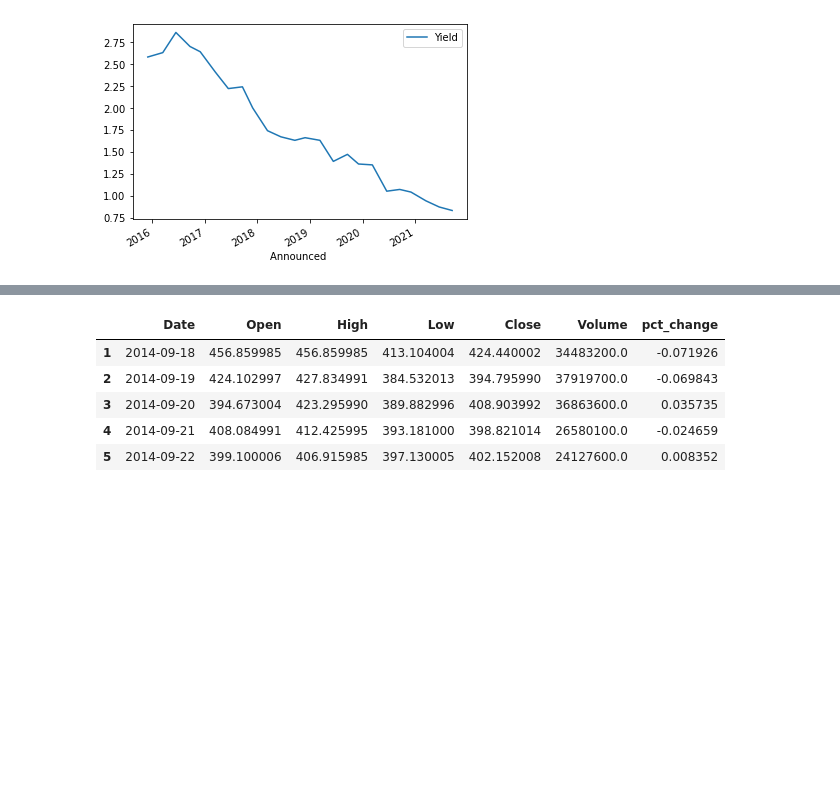
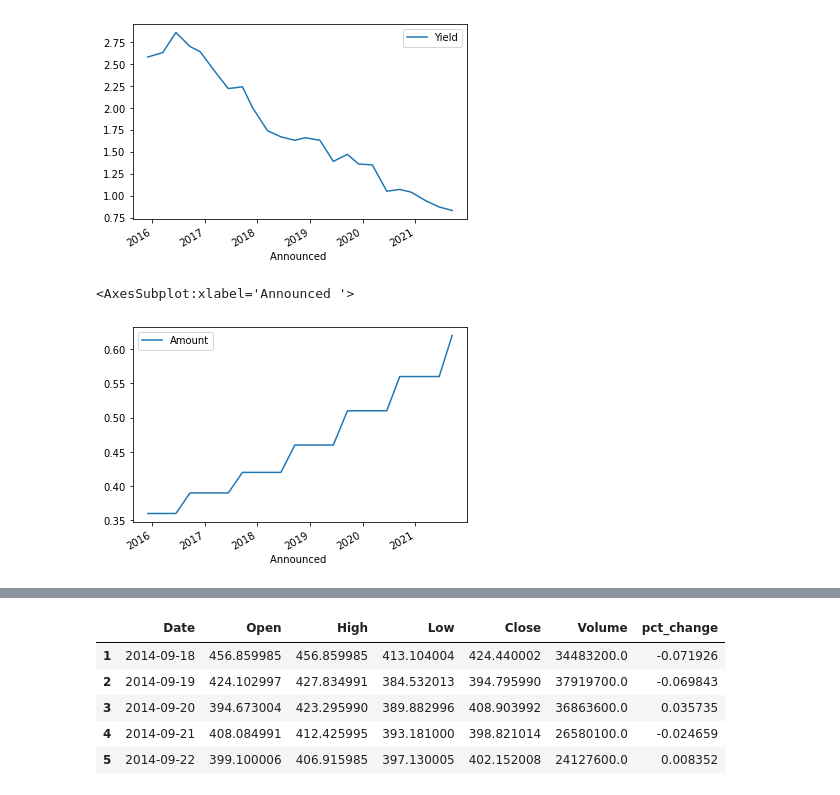
Before and after one commit to stefimaz/Dividend_reinvesting, a Jupyter notebook: Part2Project.ipynb, the cells around one changed output, grey strips where cells are left out. Cells and saved outputs as stored; diff of their text form; code cells hidden in the pictures; blank space fills up the shorter version.

```diff
--- a/Part2Project.ipynb
+++ b/Part2Project.ipynb
@@ -74,6 +90,9 @@ msft_div.head()
 msft_div.loc[:, "Yield"]= msft_div.loc[:, "Yield"].str.replace("%", "")
 msft_div.loc[:, "Yield"]= msft_div.loc[:, "Yield"].astype("float")
 
+msft_div.loc[:, "Amount"]= msft_div.loc[:, "Amount"].str.replace("$", "")
+msft_div.loc[:, "Amount"]= msft_div.loc[:, "Amount"].astype("float")
+
 msft_div.dtypes
 # %% [output]
 Announced       datetime64[ns]
@@ -104,3 +123,8 @@ msft_div.plot(x= "Announced ", y= "Yield")
 # %% [output]
 <AxesSubplot:xlabel='Announced '>
 [figure]
+# %%
+msft_div.plot(x= "Announced ", y= "Amount")
+# %% [output]
+<AxesSubplot:xlabel='Announced '>
+[figure, added]
```
Also changed, not shown: parts of 21 cells of this notebook, 2 other files.
